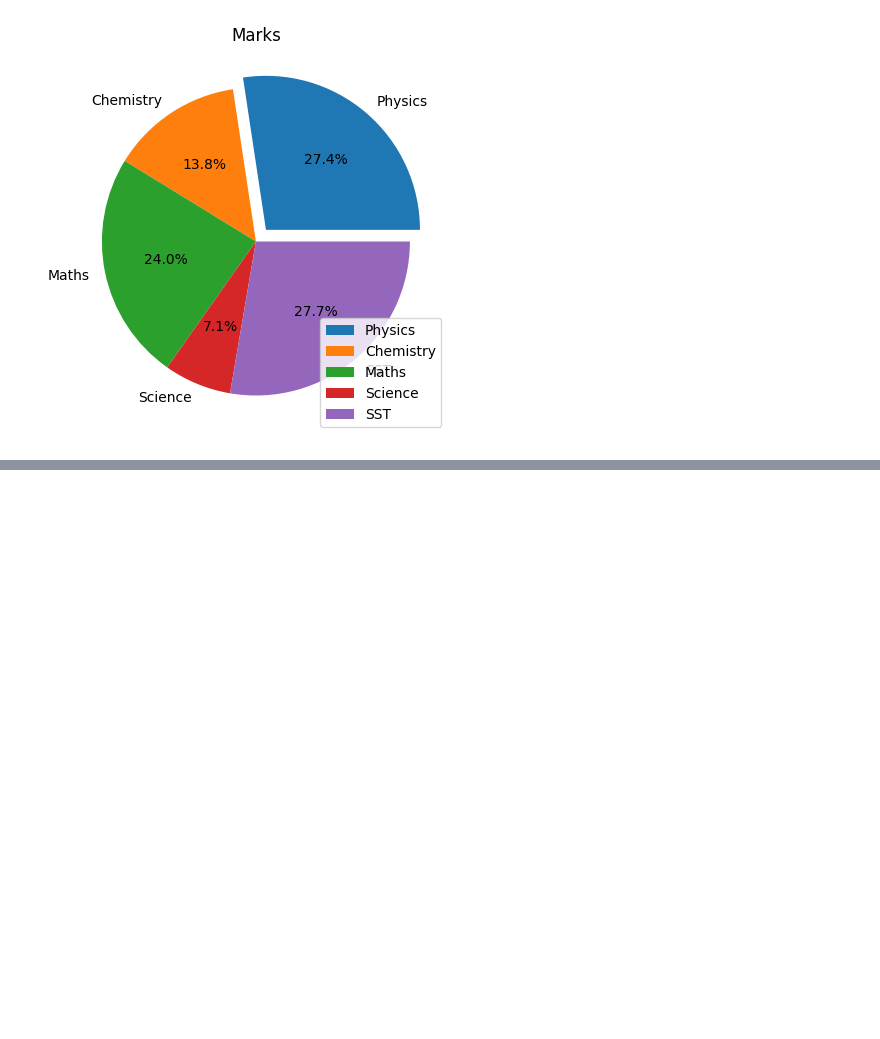
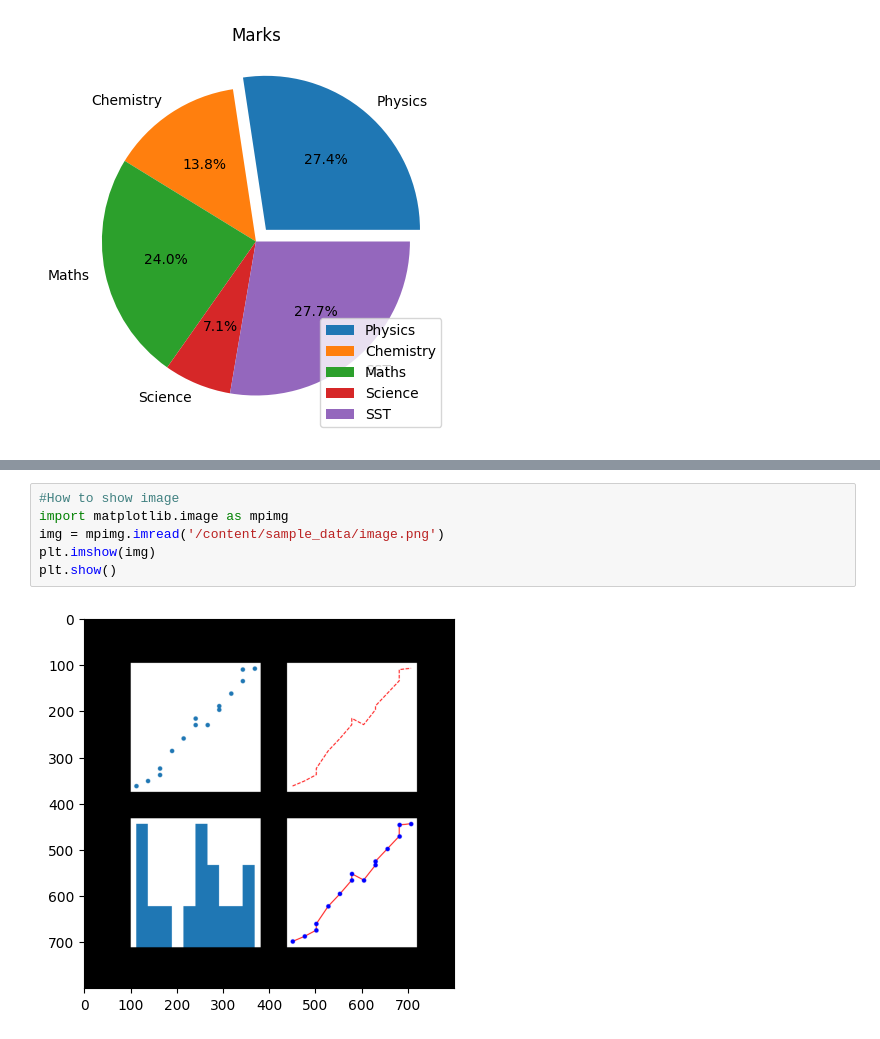
Before and after one commit to asupraja3/py-ml-toolkit-collab, a Jupyter notebook: Matplotlib_collab.ipynb, the cells around one changed output, grey strips where cells are left out. Drawn from its saved outputs; the diff is of its cells as text; blank space fills up the shorter version.

Commit message:
Final MAtplotlib code

```diff
--- a/Matplotlib_collab.ipynb
+++ b/Matplotlib_collab.ipynb
@@ -354,0 +393,8 @@ plt.show()
+# %%
+#How to show image
+import matplotlib.image as mpimg
+img = mpimg.imread('/content/sample_data/image.png')
+plt.imshow(img)
+plt.show()
+# %% [output]
+[figure, added]
```
Also changed, not shown: parts of 6 cells of this notebook.
